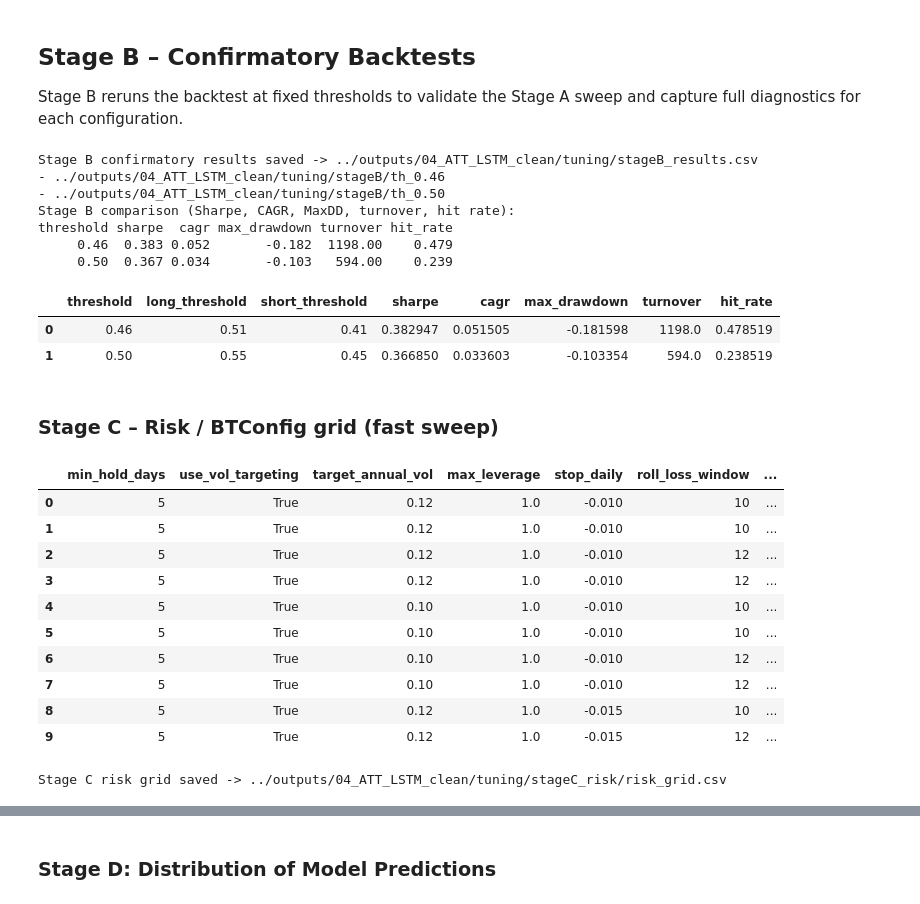
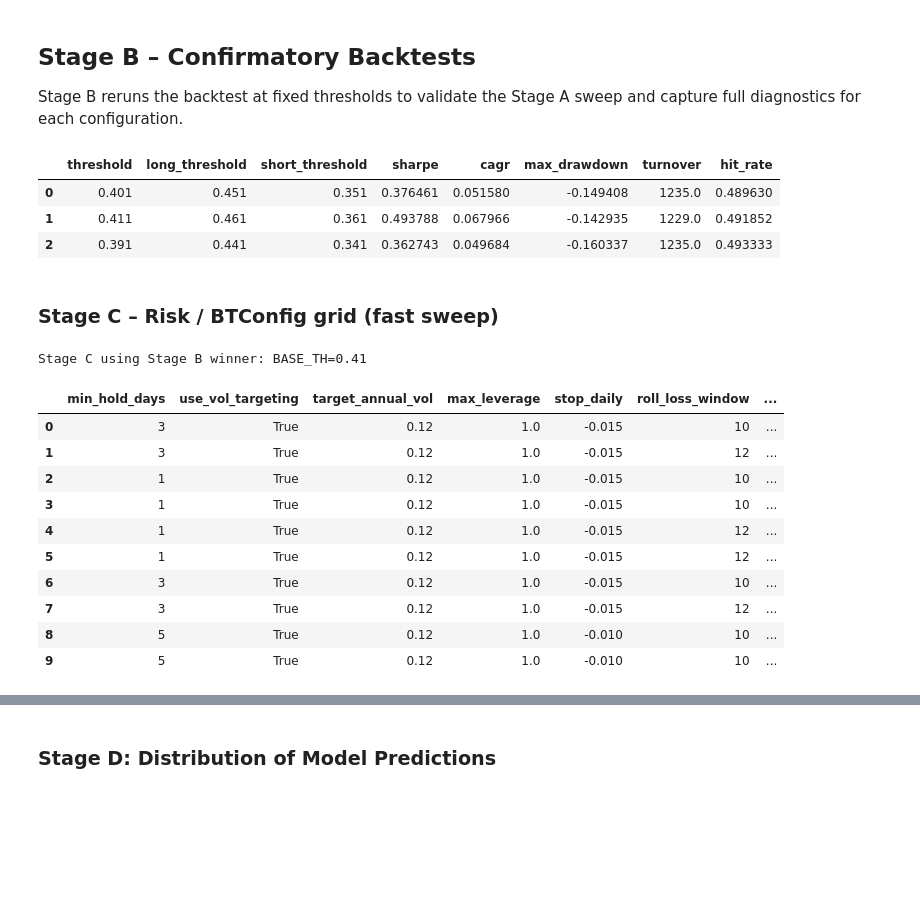
Before and after one commit to FranQuant/AI-based-Trading-Strategies, a Jupyter notebook: notebooks/4_attention_lstm.ipynb, the cells around one changed output, grey strips where cells are left out. Saved outputs shown, nothing was run; the diff lists cells and outputs as text; code cells hidden in the pictures; blank space fills up the shorter version.

```diff
--- a/notebooks/4_attention_lstm.ipynb
+++ b/notebooks/4_attention_lstm.ipynb
@@ -14,12 +13,11 @@ from sklearn.model_selection import TimeSeriesSplit
 from sklearn.preprocessing import StandardScaler
 from sklearn.metrics import accuracy_score, precision_score, recall_score, f1_score, roc_auc_score, average_precision_score
 import tensorflow as tf
-from tensorflow.keras.layers import Input, LSTM, Dense, BatchNormalization, Lambda
+from tensorflow.keras.layers import Input, LSTM, Dense, BatchNormalization, LayerNormalization, Lambda
 from tensorflow.keras.models import Model
 try: from tensorflow.keras.optimizers.legacy import Adam
 except: from tensorflow.keras.optimizers import Adam
 from tensorflow.keras.callbacks import EarlyStopping, ReduceLROnPlateau, ModelCheckpoint
-from hmmlearn.hmm import GaussianHMM
 
 # --- Globals ---
 OUTPUT_DIR = Path("../outputs/04_ATT_LSTM_clean"); OUTPUT_DIR.mkdir(parents=True, exist_ok=True)
@@ -30,7 +28,7 @@ SEED=42; os.environ["PYTHONHASHSEED"]=str(SEED); os.environ["TF_DETERMINISTIC_OP
 random.seed(SEED); np.random.seed(SEED); tf.random.set_seed(SEED)
 
 # --- Params ---
-PRED_THRESHOLD=0.46; THRESH_BAND=0.05
+PRED_THRESHOLD=0.4006; THRESH_BAND=0.0866
 LONG_THRESHOLD,SHORT_THRESHOLD=PRED_THRESHOLD+THRESH_BAND,PRED_THRESHOLD-THRESH_BAND
 SEQ_LEN=28; H_SPLIT="2022-01-01"
 print(f"Thresholds -> SHORT={SHORT_THRESHOLD:.2f}, LONG={LONG_THRESHOLD:.2f}")
@@ -97,4 +85 @@ plt.show()
-# %%
-# Compute log returns
-df["log_returns"] = np.log(df["adjusted_close"] / df["adjusted_close"].shift(1))
 # %% [markdown]
@@ -244,6 +213,10 @@ def fit_transform_regime_features_fold(df, feature_cols, train_idx, val_idx, spe
 ## Sequence builder
 # %%
 def create_sequences(X2d, y1d, seq_length=SEQ_LEN):
+    """
+    Build rolling sequences of length `seq_length`.
+    Returns X_seq, y_seq.
+    """
     Xv = X2d.values if hasattr(X2d, "values") else np.asarray(X2d)
     yv = y1d.values if hasattr(y1d, "values") else np.asarray(y1d)
     assert len(Xv) == len(yv)
@@ -657,8 +641,17 @@ TUNING_DIR = OUTPUT_DIR / 'tuning'
 stage_b_root = TUNING_DIR / 'stageB'
 stage_b_root.mkdir(parents=True, exist_ok=True)
 
-stage_b_thresholds = [0.46, 0.50]
+# Stage B thresholds: center around PRED_THRESHOLD with ±0.02 margin
+stage_b_thresholds = [
+    round(PRED_THRESHOLD, 3),
+    round(PRED_THRESHOLD + 0.01, 3),
+    round(PRED_THRESHOLD - 0.01, 3),
+]
+# Filter to keep thresholds in (0,1)
+stage_b_thresholds = [th for th in stage_b_thresholds if 0 < th < 1]
+
 stage_b_records = []
+
 
 def _save_stage_b_returns_plot(df_bt, out_dir):
     fig, ax = plt.subplots(figsize=(10, 6))
@@ -753,25 +746,12 @@ formatters = {
     'hit_rate': lambda x: f"{x:.3f}",
 }
 
-print(f'Stage B confirmatory results saved -> {stage_b_csv}')
-for base_th in stage_b_thresholds:
-    print(f"- {stage_b_root / f'th_{base_th:.2f}'}")
-
-print('Stage B comparison (Sharpe, CAGR, MaxDD, turnover, hit rate):')
-print(stage_b_df[comparison_cols].to_string(index=False, formatters=formatters))
-
 stage_b_df
 # %% [output]
-Stage B confirmatory results saved -> ../outputs/04_ATT_LSTM_clean/tuning/stageB_results.csv
-- ../outputs/04_ATT_LSTM_clean/tuning/stageB/th_0.46
-- ../outputs/04_ATT_LSTM_clean/tuning/stageB/th_0.50
-Stage B comparison (Sharpe, CAGR, MaxDD, turnover, hit rate):
-threshold sharpe  cagr max_drawdown turnover hit_rate
-     0.46  0.383 0.052       -0.182  1198.00    0.479
-     0.50  0.367 0.034       -0.103   594.00    0.239
 |  | threshold | long_threshold | short_threshold | sharpe | cagr | max_drawdown | turnover | hit_rate |
-| 0 | 0.46 | 0.51 | 0.41 | 0.382947 | 0.051505 | -0.181598 | 1198.0 | 0.478519 |
-| 1 | 0.50 | 0.55 | 0.45 | 0.366850 | 0.033603 | -0.103354 | 594.0 | 0.238519 |
+| 0 | 0.401 | 0.451 | 0.351 | 0.376461 | 0.051580 | -0.149408 | 1235.0 | 0.489630 |
+| 1 | 0.411 | 0.461 | 0.361 | 0.493788 | 0.067966 | -0.142935 | 1229.0 | 0.491852 |
+| 2 | 0.391 | 0.441 | 0.341 | 0.362743 | 0.049684 | -0.160337 | 1235.0 | 0.493333 |
 # %% [markdown]
 ### Stage C – Risk / BTConfig grid (fast sweep)
 # %%
@@ -789,15 +769,23 @@ STAGEC_DIR.mkdir(parents=True, exist_ok=True)
 predictions = pd.Series(preds_cv, index=idx_cv, name="p")
 pred_index  = idx_cv
 
-# Fix threshold at Stage B winner (e.g., 0.50)
-BASE_TH = 0.50
+# --- Dynamic Stage B winner ---
+try:
+    stage_b_df = pd.read_csv(TUNING_DIR / "stageB_results.csv")
+    BASE_TH = float(stage_b_df.sort_values("sharpe", ascending=False).iloc[0]["threshold"])
+    print(f"Stage C using Stage B winner: BASE_TH={BASE_TH:.2f}")
+except Exception:
+    BASE_TH = PRED_THRESHOLD
+    print(f"⚠️ Stage B results not found. Using PRED_THRESHOLD={BASE_TH:.2f}")
+
+# --- Base thresholds from Stage B ---
 base_kwargs = dict(
     long_threshold = round(BASE_TH + 0.05, 4),
     short_threshold= round(BASE_TH - 0.05, 4),
     neutral_band   = True,
 )
 
-# Grid search (without stop_trailing since it's not in BTConfig anymore)
+# Grid search
 grid = {
     "min_hold_days":    [1, 3, 5],
     "use_vol_targeting":[True],
@@ -807,42 +795,41 @@ grid = {
     "roll_loss_window": [10, 12],
     "roll_loss_thresh": [-0.030, -0.040],
 }
 
 keys = list(grid.keys())
 records = []
 
 for vals in product(*[grid[k] for k in keys]):
     kw = dict(zip(keys, vals))
     cfg = BTConfig(**{**base_kwargs, **kw})
     with contextlib.redirect_stdout(io.StringIO()):  # silence prints
         df_bt, summary = run_backtest_clean(
             df=df,
             predictions=predictions,
             pred_index=pred_index,
             cfg=cfg,
         )
     row = {**kw}
     row.update({m: summary.get(m) for m in
                 ["sharpe","cagr","max_drawdown","ann_vol","turnover","hit_rate"]})
     records.append(row)
 
 df_stageC = pd.DataFrame(records)
 df_stageC = df_stageC.sort_values(["sharpe","cagr"], ascending=[False, False]).reset_index(drop=True)
 display(df_stageC.head(10))
 
 out_csv = STAGEC_DIR / "risk_grid.csv"
 df_stageC.to_csv(out_csv, index=False)
-print(f"Stage C risk grid saved -> {out_csv}")
 # %% [output]
+Stage C using Stage B winner: BASE_TH=0.41
 |  | min_hold_days | use_vol_targeting | target_annual_vol | max_leverage | stop_daily | roll_loss_window | ... |
-| 0 | 5 | True | 0.12 | 1.0 | -0.010 | 10 | ... |
-| 1 | 5 | True | 0.12 | 1.0 | -0.010 | 10 | ... |
-| 2 | 5 | True | 0.12 | 1.0 | -0.010 | 12 | ... |
-| 3 | 5 | True | 0.12 | 1.0 | -0.010 | 12 | ... |
-| 4 | 5 | True | 0.10 | 1.0 | -0.010 | 10 | ... |
-| 5 | 5 | True | 0.10 | 1.0 | -0.010 | 10 | ... |
-| 6 | 5 | True | 0.10 | 1.0 | -0.010 | 12 | ... |
-| 7 | 5 | True | 0.10 | 1.0 | -0.010 | 12 | ... |
-| 8 | 5 | True | 0.12 | 1.0 | -0.015 | 10 | ... |
-| 9 | 5 | True | 0.12 | 1.0 | -0.015 | 12 | ... |
+| 0 | 3 | True | 0.12 | 1.0 | -0.015 | 10 | ... |
+| 1 | 3 | True | 0.12 | 1.0 | -0.015 | 12 | ... |
+| 2 | 1 | True | 0.12 | 1.0 | -0.015 | 10 | ... |
+| 3 | 1 | True | 0.12 | 1.0 | -0.015 | 10 | ... |
+| 4 | 1 | True | 0.12 | 1.0 | -0.015 | 12 | ... |
+| 5 | 1 | True | 0.12 | 1.0 | -0.015 | 12 | ... |
+| 6 | 3 | True | 0.12 | 1.0 | -0.015 | 10 | ... |
+| 7 | 3 | True | 0.12 | 1.0 | -0.015 | 12 | ... |
+| 8 | 5 | True | 0.12 | 1.0 | -0.010 | 10 | ... |
+| 9 | 5 | True | 0.12 | 1.0 | -0.010 | 10 | ... |
-Stage C risk grid saved -> ../outputs/04_ATT_LSTM_clean/tuning/stageC_risk/risk_grid.csv
```
Also changed, not shown: parts of 28 cells of this notebook, 2 other files.
